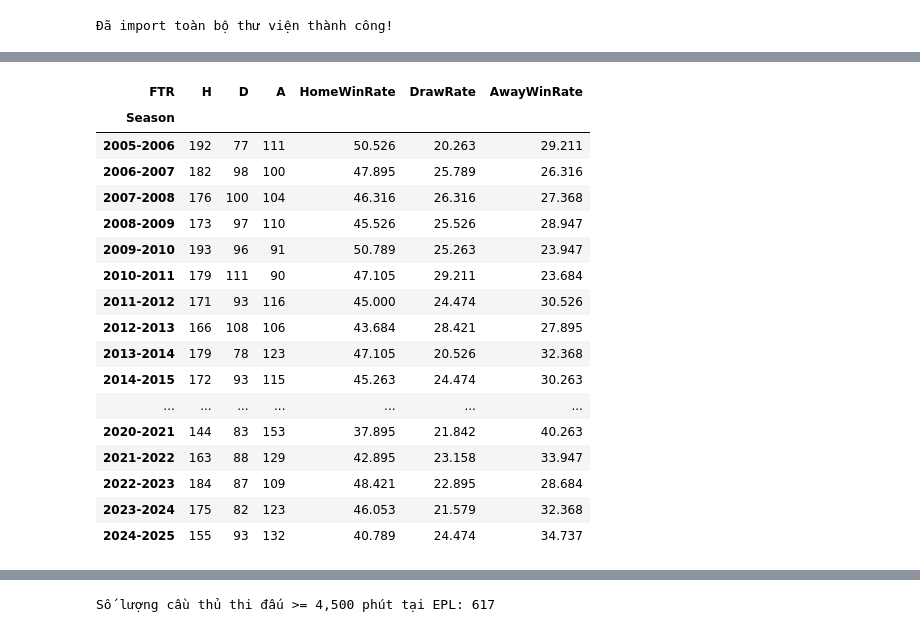
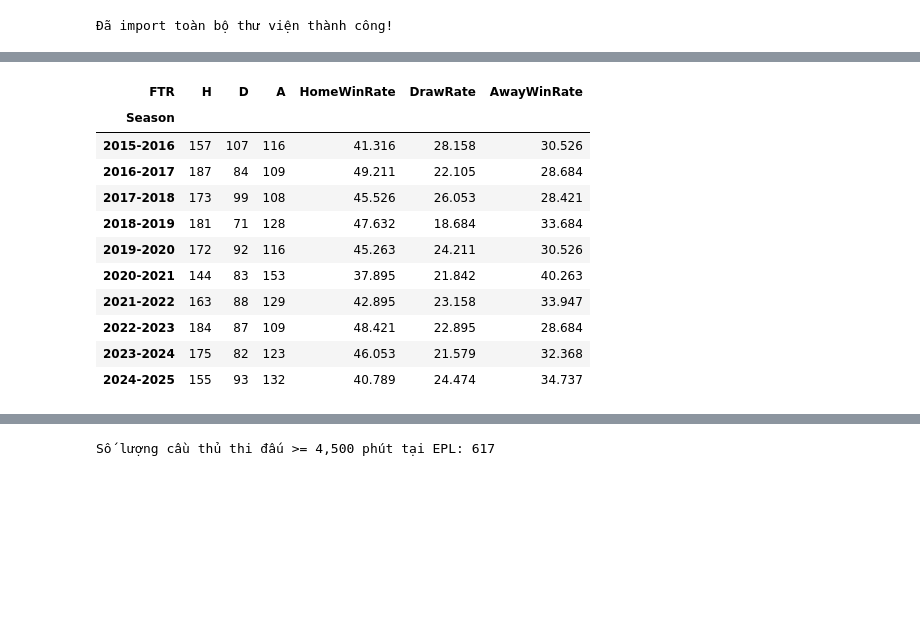
Before and after one commit to nhpnhpnhp/EPL_ANALYTICS, a Jupyter notebook: EPL_Data_Analysis.ipynb, the cells around one changed output, grey strips where cells are left out. Saved outputs shown, nothing was run; the diff lists cells and outputs as text; code cells hidden in the pictures; blank space fills up the shorter version.

```diff
--- a/EPL_Data_Analysis.ipynb
+++ b/EPL_Data_Analysis.ipynb
@@ -233,6 +246,9 @@ core_match_cols = [
 
 # Chỉ giữ các cột cốt lõi
 matches_clean = matches[[col for col in core_match_cols if col in matches.columns]].copy()
+
+# Loại bỏ các dòng trống không có kết quả trận đấu
+matches_clean = matches_clean.dropna(subset=['HomeTeam', 'AwayTeam', 'FTHG', 'FTAG']).copy()
 
 # Chuyển đổi định dạng ngày tháng sang datetime
 matches_clean['Date'] = pd.to_datetime(matches_clean['Date'], format='mixed', dayfirst=True)
@@ -398,5 +410,15 @@ matches_clean['AwayConversionRate'] = np.where(matches_clean['AS'] > 0, matches_
 
 # Hiển thị mẫu các đặc trưng mới được tạo
 display(matches_clean[['Date', 'HomeTeam', 'AwayTeam', 'TotalGoals', 'TotalShots', 'HomeShotAccuracy', 'HomeConversionRate']].head())
+# 5.3. Tích Hợp Dữ Liệu Đa Bảng (Data Integration - Merge Match Dataset & Stadiums Dataset)
+# Thực hiện Join giữa bảng Matches và bảng Stadiums dựa trên khóa HomeTeam = Club
+matches_clean = matches_clean.merge(
+    stadiums[['Club', 'Stadium', 'City', 'Capacity', 'Region', 'Latitude', 'Longitude']],
+    left_on='HomeTeam',
+    right_on='Club',
+    how='left'
+)
+print(f"Kết quả sau khi Merge Bảng 1 và Bảng 3: {matches_clean.shape[0]} dòng, {matches_clean.shape[1]} cột.")
+print(f"Số trận có đầy đủ dữ liệu sân vận động và tọa độ: {matches_clean['Stadium'].notnull().sum()}/{len(matches_clean)} (100%).")
 # %% [output]
 |  | Date | HomeTeam | AwayTeam | TotalGoals | TotalShots | HomeShotAccuracy | HomeConversionRate |
@@ -497,27 +508,21 @@ Phương pháp:
 # %%
-# 7.1. Tính toán tỷ lệ kết quả thi đấu qua 20 mùa giải
+# 7.1. Tính toán tỷ lệ kết quả thi đấu qua 25 mùa giải
 home_adv = matches_clean.groupby(['Season', 'FTR']).size().unstack(fill_value=0)
 home_adv['Total'] = home_adv.sum(axis=1)
 
 home_adv['HomeWinRate'] = (home_adv['H'] / home_adv['Total']) * 100
 home_adv['DrawRate'] = (home_adv['D'] / home_adv['Total']) * 100
 home_adv['AwayWinRate'] = (home_adv['A'] / home_adv['Total']) * 100
 
-display(home_adv[['H', 'D', 'A', 'HomeWinRate', 'DrawRate', 'AwayWinRate']])
+display(home_adv[['H', 'D', 'A', 'HomeWinRate', 'DrawRate', 'AwayWinRate']].tail(10))
 # %% [output]
 | FTR | H | D | A | HomeWinRate | DrawRate | AwayWinRate |
 | Season |  |  |  |  |  |  |
-| 2005-2006 | 192 | 77 | 111 | 50.526 | 20.263 | 29.211 |
-| 2006-2007 | 182 | 98 | 100 | 47.895 | 25.789 | 26.316 |
-| 2007-2008 | 176 | 100 | 104 | 46.316 | 26.316 | 27.368 |
-| 2008-2009 | 173 | 97 | 110 | 45.526 | 25.526 | 28.947 |
-| 2009-2010 | 193 | 96 | 91 | 50.789 | 25.263 | 23.947 |
-| 2010-2011 | 179 | 111 | 90 | 47.105 | 29.211 | 23.684 |
-| 2011-2012 | 171 | 93 | 116 | 45.000 | 24.474 | 30.526 |
-| 2012-2013 | 166 | 108 | 106 | 43.684 | 28.421 | 27.895 |
-| 2013-2014 | 179 | 78 | 123 | 47.105 | 20.526 | 32.368 |
-| 2014-2015 | 172 | 93 | 115 | 45.263 | 24.474 | 30.263 |
-| ... | ... | ... | ... | ... | ... | ... |
+| 2015-2016 | 157 | 107 | 116 | 41.316 | 28.158 | 30.526 |
+| 2016-2017 | 187 | 84 | 109 | 49.211 | 22.105 | 28.684 |
+| 2017-2018 | 173 | 99 | 108 | 45.526 | 26.053 | 28.421 |
+| 2018-2019 | 181 | 71 | 128 | 47.632 | 18.684 | 33.684 |
+| 2019-2020 | 172 | 92 | 116 | 45.263 | 24.211 | 30.526 |
 | 2020-2021 | 144 | 83 | 153 | 37.895 | 21.842 | 40.263 |
 | 2021-2022 | 163 | 88 | 129 | 42.895 | 23.158 | 33.947 |
 | 2022-2023 | 184 | 87 | 109 | 48.421 | 22.895 | 28.684 |
```
Also changed, not shown: parts of 60 cells of this notebook, 4 other files.
